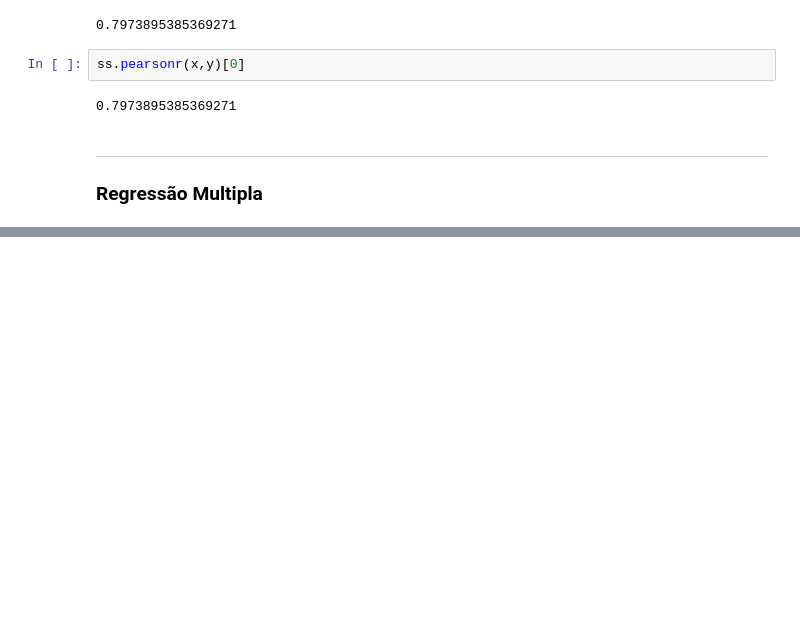
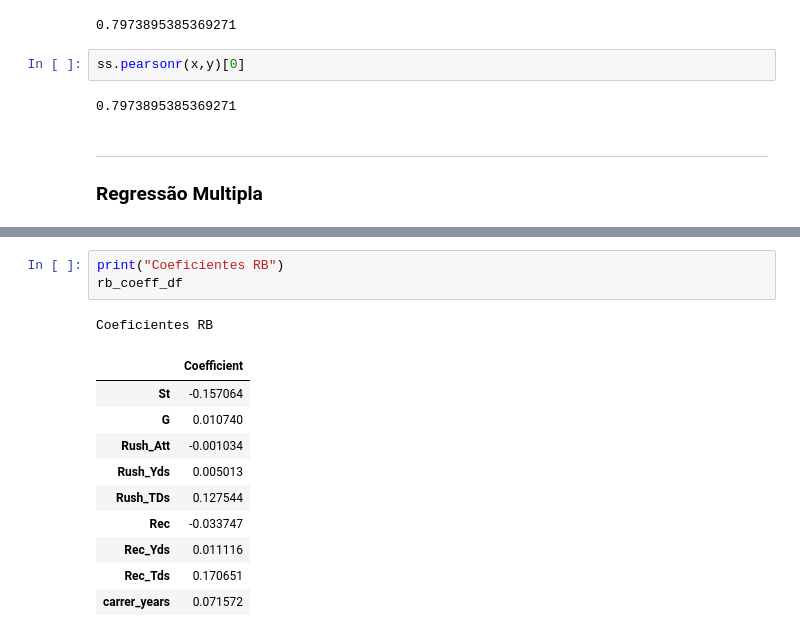
Before and after one commit to GabrielPerson/Data-Science-Project---UFMG, a Jupyter notebook: notebooks/1.0-Person-Regression.ipynb, the cells around one changed output, grey strips where cells are left out. Drawn from its saved outputs; the diff is of its cells as text; blank space fills up the shorter version.

```diff
--- a/notebooks/1.0-Person-Regression.ipynb
+++ b/notebooks/1.0-Person-Regression.ipynb
@@ -226,0 +299,15 @@ ValueError: Unable to coerce to Series, length must be 1: given 860
+# %%
+print("Coeficientes RB")
+rb_coeff_df
+# %% [output]
+Coeficientes RB
+|  | Coefficient |
+| St | -0.157064 |
+| G | 0.010740 |
+| Rush_Att | -0.001034 |
+| Rush_Yds | 0.005013 |
+| Rush_TDs | 0.127544 |
+| Rec | -0.033747 |
+| Rec_Yds | 0.011116 |
+| Rec_Tds | 0.170651 |
+| carrer_years | 0.071572 |
```
Also changed, not shown: parts of 27 cells of this notebook, 1 other file.
